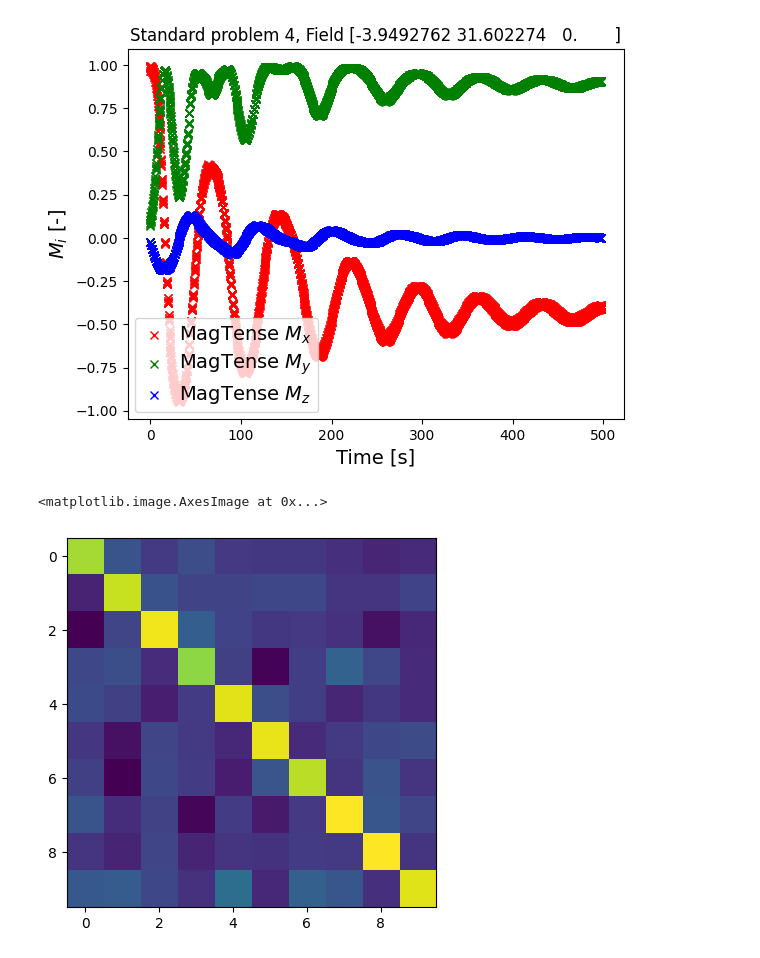
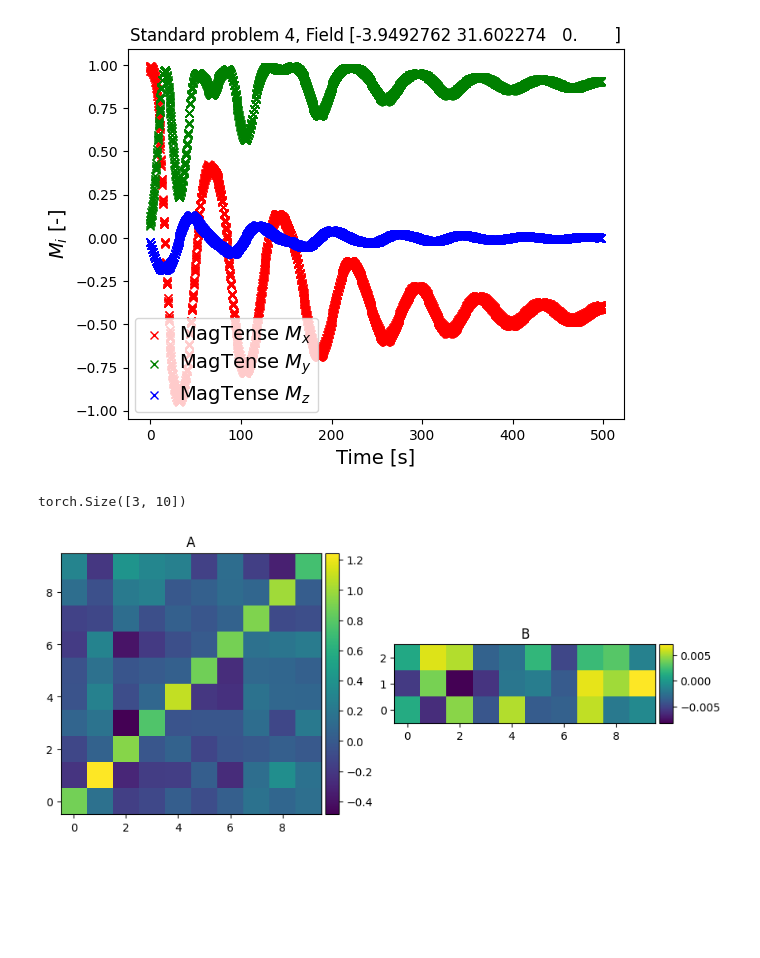
Before and after one commit to cmt-dtu-energy/koopman-magnetics, a Jupyter notebook: nbs/ROM.ipynb, the cells around one changed output. Saved outputs shown, nothing was run; the diff lists cells and outputs as text; code cells hidden in the pictures; blank space fills up the shorter version.

```diff
--- a/nbs/ROM.ipynb
+++ b/nbs/ROM.ipynb
@@ -14,6 +14,13 @@ from koopmag.utils import plot_dynamics
 import torch
 from torch import nn, optim
 from torch.utils.data import DataLoader, Dataset
+
+from mpl_toolkits.axes_grid1 import make_axes_locatable
+
+def add_colorbar(im, fig, ax):
+    divider = make_axes_locatable(ax)
+    cax = divider.append_axes('right', size='5%', pad=0.05)
+    fig.colorbar(im, cax=cax, orientation='vertical')
 # %%
 datapath = Path().cwd().parent / "data"
 db = h5py.File(datapath / "4_500_36_9.h5", "r")
@@ -232,4 +257,7 @@ device = torch.device("cuda" if torch.cuda.is_available() else "cpu")
 Xtrain = torch.tensor(X1.T, dtype=torch.float32).to(device)
 Ytrain = torch.tensor(X2.T, dtype=torch.float32).to(device)
 
+U = torch.stack([torch.tensor(db["field"][0], dtype=torch.float32)
+                 for i in range(Xtrain.shape[0])]).to(device)
+
 koopman = DeepKoopman(dim_list=dim_list, act_fn=act_fn).to(device)
@@ -242,13 +270,14 @@ optimizer = optim.Adam(koopman.parameters(), lr=1e-3)
 criterion = nn.MSELoss()
 
 epochs = 1000
+print_every = 100
 
 losses = np.zeros(epochs)
 for epoch in range(epochs):
     koopman.train()
     optimizer.zero_grad()
 
-    Xhat, Yhat = koopman(Xtrain, Ytrain)
+    Xhat, Yhat = koopman(Xtrain, Ytrain, U=U)
 
     loss = criterion(Xhat, Xtrain) + criterion(Yhat, Ytrain)
 
@@ -257,6 +286,6 @@ for epoch in range(epochs):
     loss.backward()
     optimizer.step()
 
-    if epoch % 50 == 49:
+    if epoch % print_every == print_every - 1:
         print(f"Epoch {epoch+1}, Loss: {loss.item()}")
 # %% [output]
@@ -316,8 +337,28 @@ plot_dynamics(
 )
 # %% [output]
 [figure]
+# %%
+koopman.B.shape
+# %% [output]
+torch.Size([3, 10])
 # %%
-plt.imshow(koopman.A.detach().cpu().numpy())
+fig, axs = plt.subplots(1, 2, figsize=(10, 5))
+im1 = axs[0].pcolormesh(
+    np.arange(10),
+    np.arange(10),
+    koopman.A.detach().cpu().numpy(),
+    shading="auto")
+
+im2 = axs[1].pcolormesh(
+    np.arange(10),
+    np.arange(3),
+    koopman.B.detach().cpu().numpy(),
+    shading="auto",
+    )
+axs[0].set(title="A", aspect="equal")
+axs[1].set(title="B", aspect="equal")
+add_colorbar(im1, fig, axs[0])
+add_colorbar(im2, fig, axs[1])
+plt.show()
 # %% [output]
-<matplotlib.image.AxesImage at 0x...>
-[figure, old version]
+[figure, new version]
```
Also changed, not shown: parts of 10 cells of this notebook, 1 other file.
